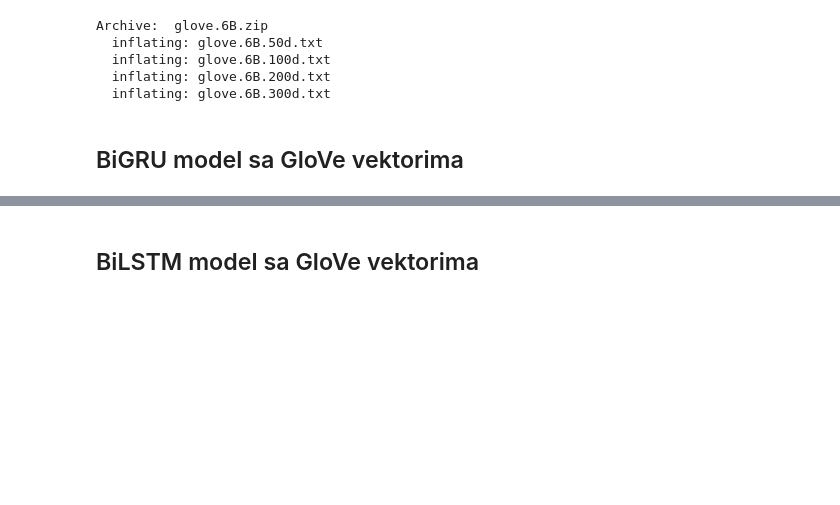
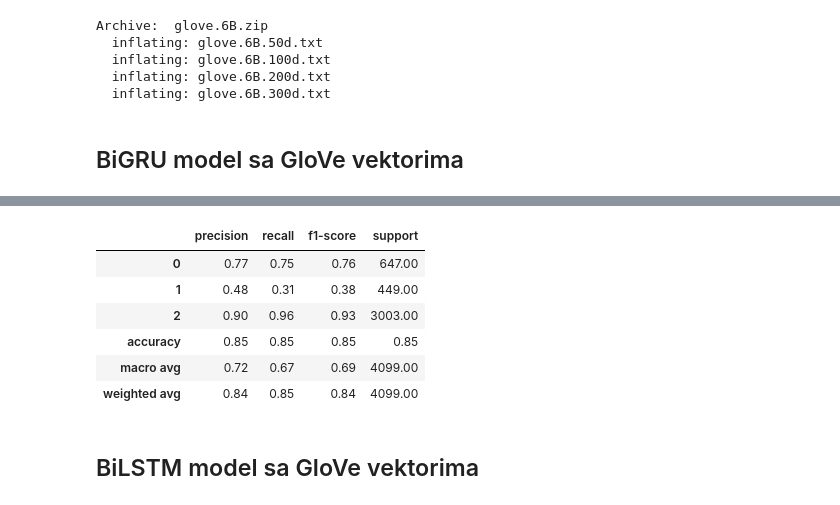
Before and after one commit to dsabljic/UUI-NLP-u-ugostiteljstvu, a Jupyter notebook: SentimentAnalysis.ipynb, the cells around one changed output, grey strips where cells are left out. Cells and saved outputs as stored; diff of their text form; code cells hidden in the pictures; blank space fills up the shorter version.

```diff
--- a/SentimentAnalysis.ipynb
+++ b/SentimentAnalysis.ipynb
@@ -596,3 +622,16 @@ Test Accuracy: 0.854354739189148
+# %%
+report = classification_report(y_test, y_pred, output_dict=True)
+df_report = pd.DataFrame(report).transpose().round(2)
+# %%
+df_report
+# %% [output]
+|  | precision | recall | f1-score | support |
+| 0 | 0.77 | 0.75 | 0.76 | 647.00 |
+| 1 | 0.48 | 0.31 | 0.38 | 449.00 |
+| 2 | 0.90 | 0.96 | 0.93 | 3003.00 |
+| accuracy | 0.85 | 0.85 | 0.85 | 0.85 |
+| macro avg | 0.72 | 0.67 | 0.69 | 4099.00 |
+| weighted avg | 0.84 | 0.85 | 0.84 | 4099.00 |
 # %% [markdown]
 ## BiLSTM model sa GloVe vektorima
 # %%
```
Also changed, not shown: parts of 8 cells of this notebook.
